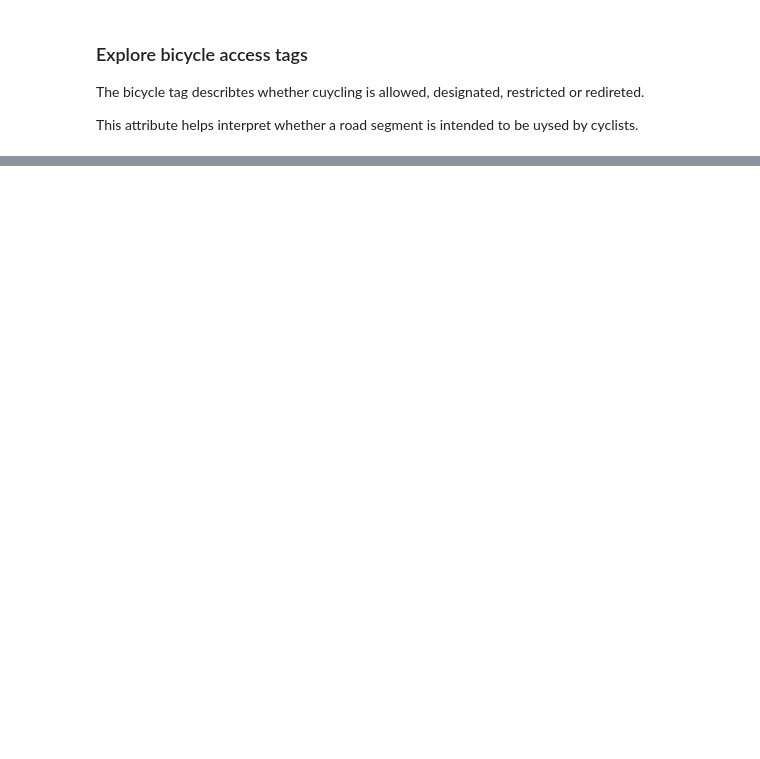
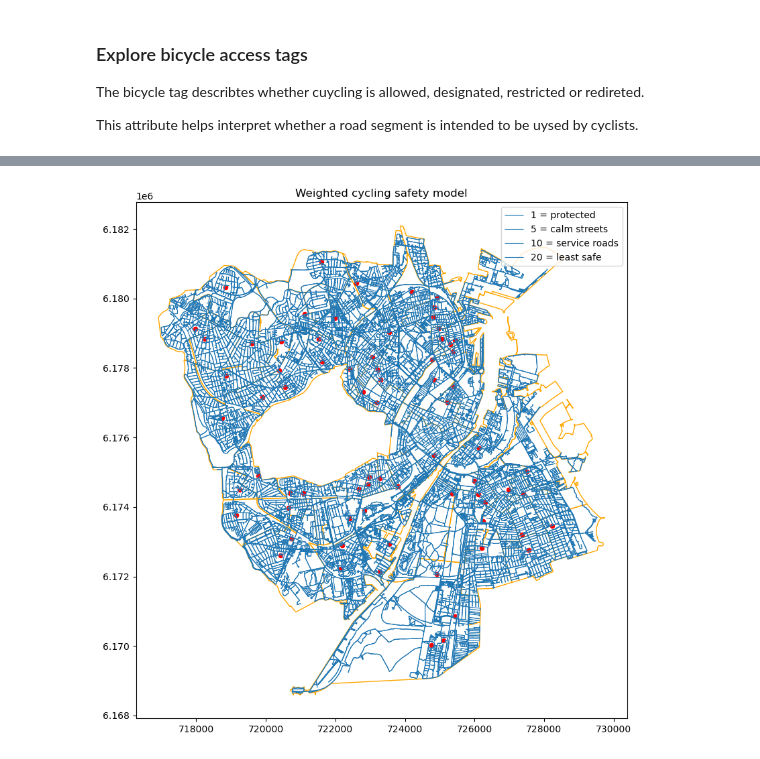
Before and after one commit to peterkriegel/safe-bike-paths-to-school-cph, a Jupyter notebook: notebooks/03_prepare_network.ipynb, the cells around one changed output, grey strips where cells are left out. Drawn from its saved outputs; the diff is of its cells as text; code cells hidden in the pictures; blank space fills up the shorter version.

```diff
--- a/notebooks/03_prepare_network.ipynb
+++ b/notebooks/03_prepare_network.ipynb
@@ -539,0 +496,2 @@ Name: count, dtype: int64
+# %%
+edges["safety_weight"] = edges.apply(assign_safety_weight, axis=1)
@@ -539,0 +502,12 @@ Name: count, dtype: int64
+# %%
+def weight_to_label(weight):
+    if weight == 1:
+        return "protected"
+    elif weight == 5:
+        return "calm_street"
+    elif weight == 10:
+        return "service_road"
+    else:
+        return "least_safe"
+
+edges["safety_class"] = edges["safety_weight"].apply(weight_to_label)
@@ -539,0 +526,2 @@ Name: count, dtype: int64
+# %%
+edges["routing_cost"] = edges["length"] * edges["safety_weight"]
@@ -539,0 +576,5 @@ Name: count, dtype: int64
+# %%
+protected_edges = edges[edges["safety_weight"] == 1].copy()
+calm_edges = edges[edges["safety_weight"] == 5].copy()
+service_edges = edges[edges["safety_weight"] == 10].copy()
+least_safe_edges = edges[edges["safety_weight"] == 20].copy()
@@ -539,0 +585,17 @@ Name: count, dtype: int64
+# %%
+fig, ax = plt.subplots(figsize=(10, 10))
+
+edges.plot(ax=ax, color="lightgrey", linewidth=0.3)
+protected_edges.plot(ax=ax, linewidth=0.8, label="1 = protected")
+calm_edges.plot(ax=ax, linewidth=0.8, label="5 = calm streets")
+service_edges.plot(ax=ax, linewidth=0.8, label="10 = service roads")
+least_safe_edges.plot(ax=ax, linewidth=0.8, label="20 = least safe")
+
+districts.plot(ax=ax, edgecolor="orange", facecolor="none")
+schools.plot(ax=ax, color="red", markersize=20)
+
+plt.title("Weighted cycling safety model")
+plt.legend()
+plt.show()
+# %% [output]
+[figure, added]
```
Also changed, not shown: parts of 75 cells of this notebook, 9 other files.
